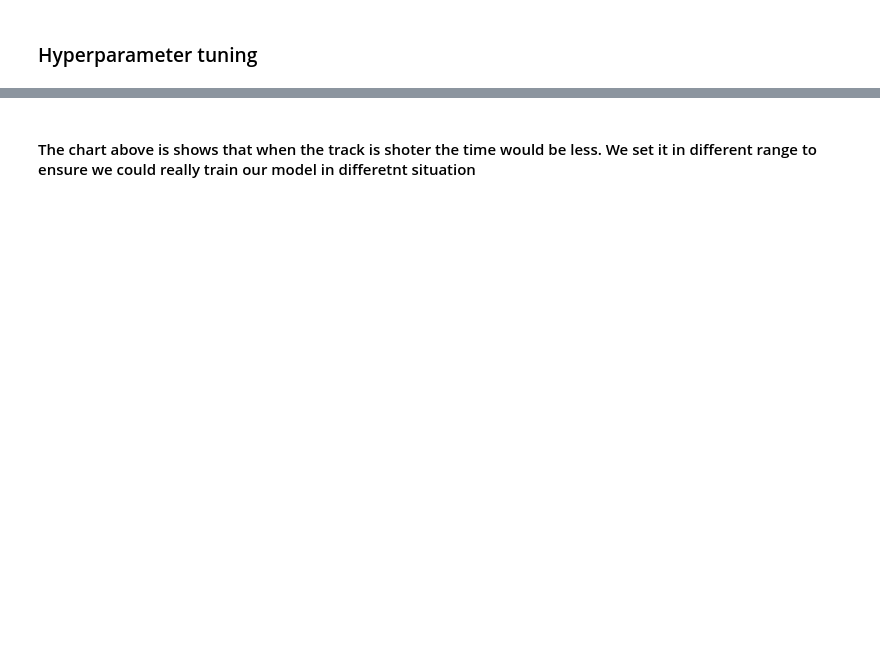
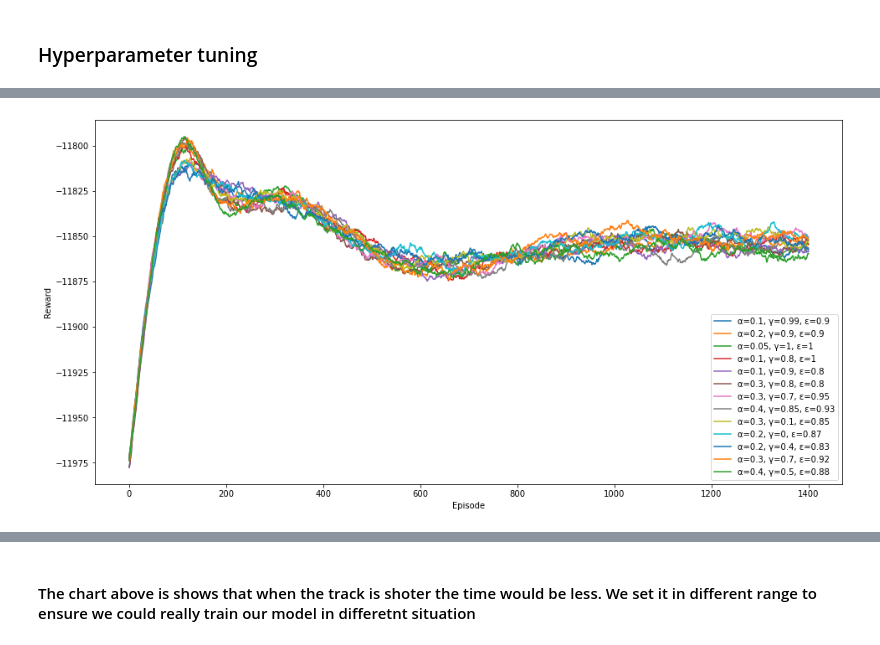
Before and after one commit to KradNosnatef/CS609-Project, a Jupyter notebook: Task1_QLearning_Yi.ipynb, the cells around one changed output, grey strips where cells are left out. Saved outputs shown, nothing was run; the diff lists cells and outputs as text; code cells hidden in the pictures; blank space fills up the shorter version.

```diff
--- a/Task1_QLearning_Yi.ipynb
+++ b/Task1_QLearning_Yi.ipynb
@@ -242 +239,21 @@ plt.show()
+# %%
+def moving_average(values, window_size):
+    """Calculate moving average with a given window size."""
+    cumsum = np.cumsum(values)
+    cumsum[window_size:] = cumsum[window_size:] - cumsum[:-window_size]
+    return cumsum[window_size - 1:] / window_size
+# Plotting smoothed rewards using moving average
+WINDOW_SIZE = 100  # you can adjust this based on how smooth you want the curve
+
+plt.figure(figsize=(16, 8))
+for param_label, rewards in results.items():
+    smoothed_rewards = moving_average(rewards, WINDOW_SIZE)
+    plt.plot(smoothed_rewards, label=param_label)
+
+plt.xlabel('Episode')
+plt.ylabel('Reward')
+plt.legend()
+plt.show()
+# %% [output]
+[figure, added]
 # %% [markdown]
```
Also changed, not shown: parts of 12 cells of this notebook.
